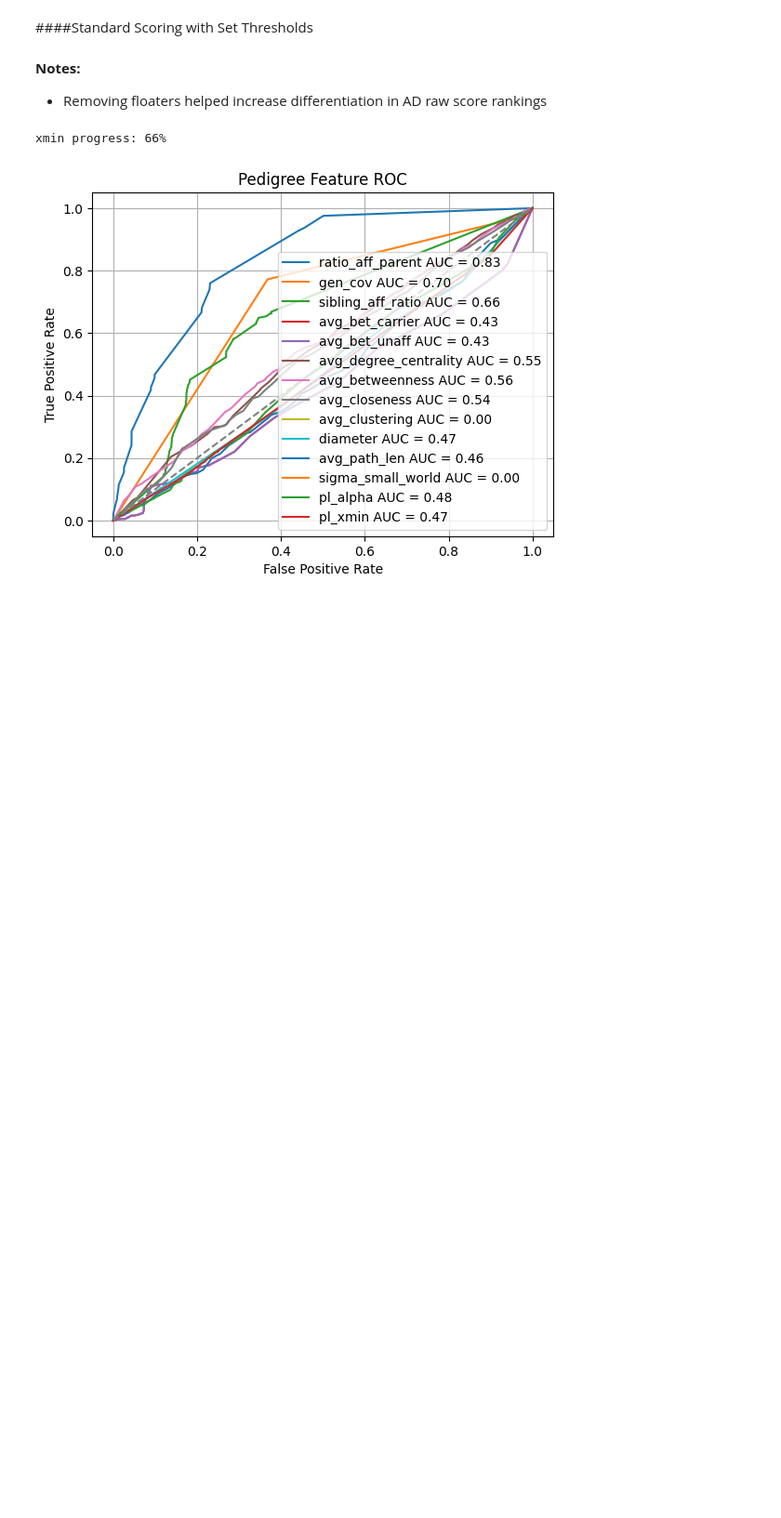
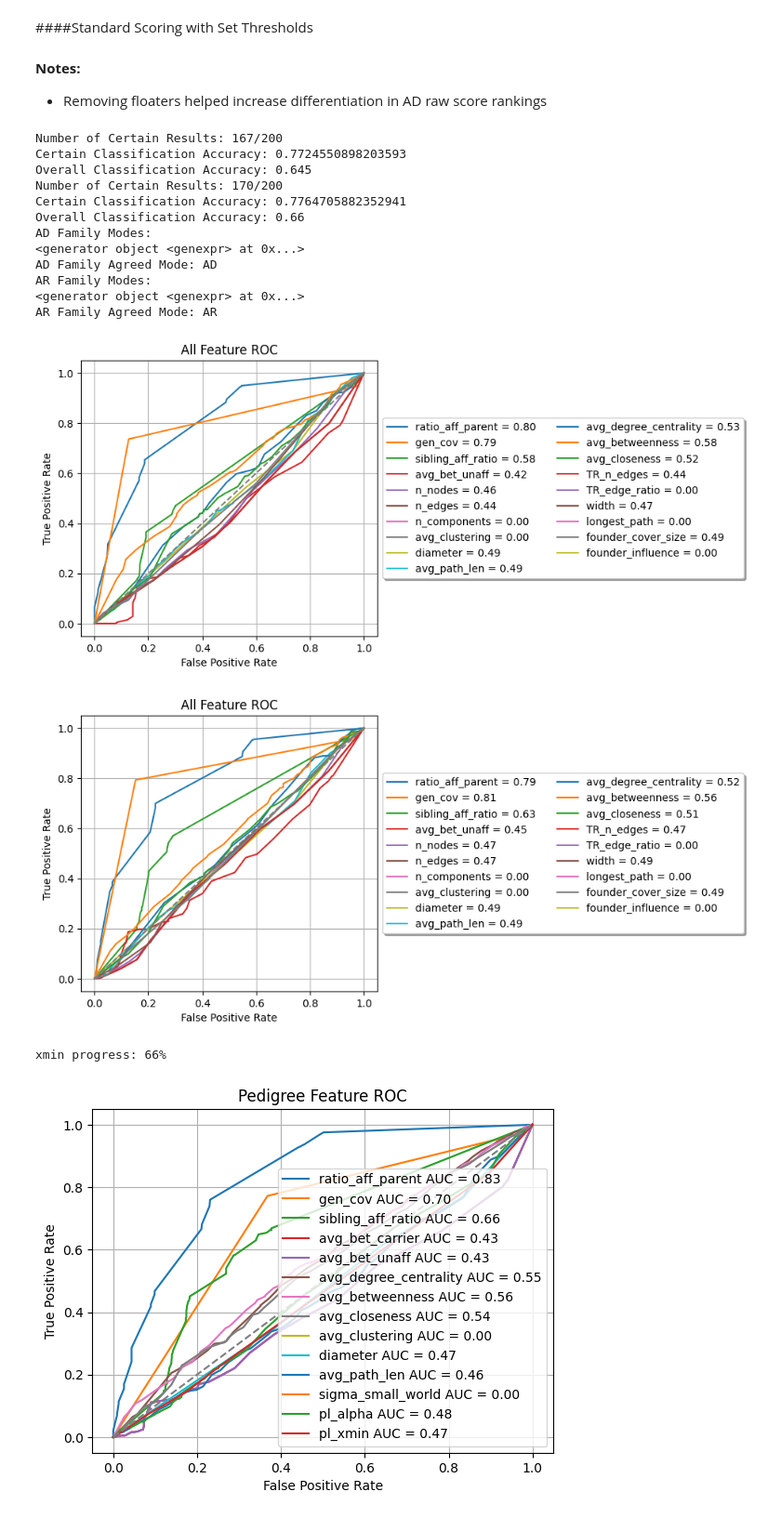
Before and after one commit to taylorngt/PedNet, a Jupyter notebook: SegregationScoring.ipynb, the cells around one changed output. Shown at 93% size. Cells and saved outputs as stored; diff of their text form; code cells hidden in the pictures; blank space fills up the shorter version.

```diff
--- a/SegregationScoring.ipynb
+++ b/SegregationScoring.ipynb
@@ -102,7 +102,7 @@ def plot_pedigree_tree(G, title="Pedigree (Tree Layout)"):
 # %% [markdown]
 #III. Pedigree and Variant Table Simulation
 # %%
-def pedigree_generator(max_children, FamilyID, mode, generation_count, AffectedSpouse= False, BackpropLikelihood= False, alt_freq= 0):
+def pedigree_generator(max_children, FamilyID, mode, generation_count, alt_freq, AffectedSpouse= False, BackpropLikelihood= False):
         #-------------------------------------------
         # Helper Functions for Pedigree Propigation
         #-------------------------------------------
@@ -1118,3 +1072,26 @@ def mode_agreement(family_data):
+# %%
+def classify_multiple_pedigrees(Multi_Ped_Dict: dict, thresholds_dict= 0, same_size= True):
+    if same_size:
+        if not thresholds_dict:
+            threshold_basis_graph = random.choice(list(Multi_Ped_Dict.values()))['PedGraph']
+            thresholds_dict = trial_based_feature_threshold_determination(generation_count= max(generations(threshold_basis_graph).values())+1)
+        for FamilyID in Multi_Ped_Dict.keys():
+            G = Multi_Ped_Dict[FamilyID]['PedGraph']
+            Multi_Ped_Dict[FamilyID]['pred_mode'] = classify_pedigree(G, thresholds_dict= thresholds_dict)
+    return Multi_Ped_Dict
+
+    # else:
+    #     print('To be implemented later: classification of heterogeniously sized pedigrees')
+# %%
+def pedigree_group_mode_agreement(Multi_Ped_Dict: dict):
+    '''
+    Returns the mutliple pedigree data file with updated predicted modes as well as the
+    most prevelant inheritance mode classification found in the predicted modes
+    '''
+    Multi_Ped_Dict = classify_multiple_pedigrees(Multi_Ped_Dict)
+    mode_lst = [Multi_Ped_Dict[FamilyID]['pred_mode'] for FamilyID in Multi_Ped_Dict.keys()]
+    agreed_mode = max(set(mode_lst), key= mode_lst.count)
+    return Multi_Ped_Dict, agreed_mode
 # %% [markdown]
 #VI. Segregation Scoring
 # %%
@@ -1278,3 +1209,14 @@ for family in AD_fam_data.keys():
+# %%
+AD_Fam_Data = pedigree_group_generator(pedigree_count= 10,
+                                       mode= 'AD',
+                                       max_children= 3,
+                                       generation_count= 3,
+                                       n_bg= 5)
+AR_Fam_Data = pedigree_group_generator(pedigree_count= 10,
+                                       mode= 'AR',
+                                       max_children= 3,
+                                       generation_count= 3,
+                                       n_bg= 5)
 # %% [markdown]
 ###Trial Scoring
 # %% [markdown]
@@ -1282,6 +1224,24 @@ for family in AD_fam_data.keys():
 # %% [markdown]
 **Notes:**
 *   Removing floaters helped increase differentiation in AD raw score rankings
+# %%
+AD_Fam_Data, agreed_AD_mode = pedigree_group_mode_agreement(AD_Fam_Data)
+AR_Fam_Data, agreed_AR_mode = pedigree_group_mode_agreement(AR_Fam_Data)
+# %% [output]
+Number of Certain Results: 167/200
+Certain Classification Accuracy: 0.7724550898203593
+Overall Classification Accuracy: 0.645
+Number of Certain Results: 170/200
+Certain Classification Accuracy: 0.7764705882352941
+Overall Classification Accuracy: 0.66
+AD Family Modes:
+<generator object <genexpr> at 0x...>
+AD Family Agreed Mode: AD
+AR Family Modes:
+<generator object <genexpr> at 0x...>
+AR Family Agreed Mode: AR
+[figure, added]
+[figure, added]
 # %%
 inheritence_class_thresholds= get_scaled_thresholds(3)
 AR_fam_raw_score_df = pd.DataFrame(columns=AR_fam_data.keys())
```
Also changed, not shown: parts of 15 cells of this notebook.
